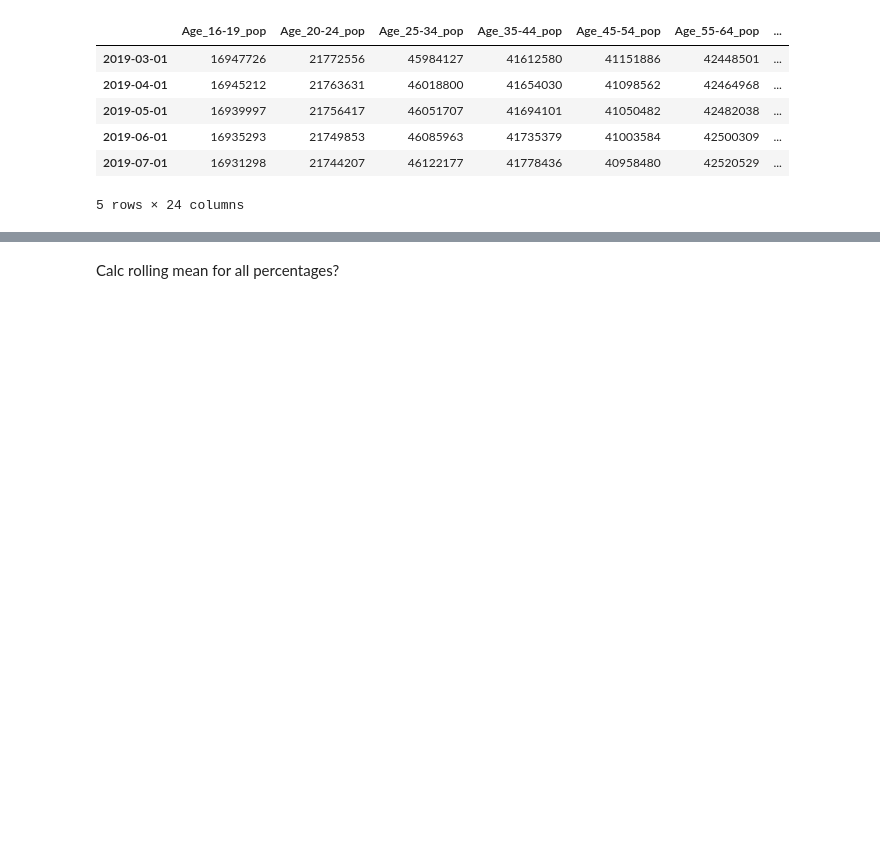
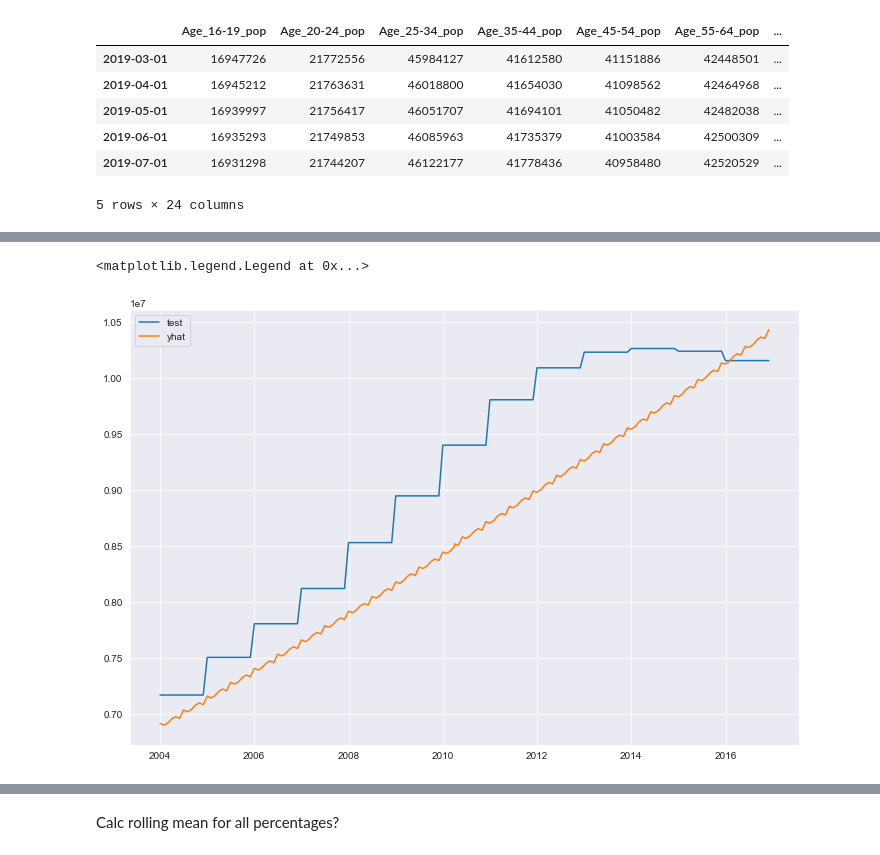
Before and after one commit to zapatos24/Employment_Prediction_LSTM_NN, a Jupyter notebook: mod_7_project.ipynb, the cells around one changed output, grey strips where cells are left out. Drawn from its saved outputs; the diff is of its cells as text; code cells hidden in the pictures; blank space fills up the shorter version.

```diff
--- a/mod_7_project.ipynb
+++ b/mod_7_project.ipynb
@@ -872,0 +937,13 @@ None
+# %%
+ssa_hard_values = full_df['SSA_disab'].dropna()
+# cutoff = int(round(len(ssa_hard_values) * .8, 0))
+train= ssa_hard_values[ssa_hard_values.index.year < 2016-12]
+test = ssa_hard_values[ssa_hard_values.index.year >= 2016-12]
+stepwise_model = pm.auto_arima(ssa_hard_values, start_p=0, start_q=0,
+                             max_p=12, max_q=12,
+                             seasonal=False,
+                             start_d=0, max_d=12, trace=True,
+                             error_action='ignore',  # don't want to know if an order does not work
+                             suppress_warnings=True,  # don't want convergence warnings
+                             stepwise=True)
+display(stepwise_model.summary())
@@ -872,0 +1003,12 @@ None
+# %%
+stepwise_model.fit(train)
+yhat = stepwise_model.predict(n_periods=13*12+1)
+# %%
+yhat_series = pd.Series(index=test.index, data=yhat)
+plt.figure(figsize=(12,8))
+plt.plot(test, label='test')
+plt.plot(yhat_series, label='yhat')
+plt.legend()
+# %% [output]
+<matplotlib.legend.Legend at 0x...>
+[figure, added]
```
Also changed, not shown: parts of 24 cells of this notebook.
